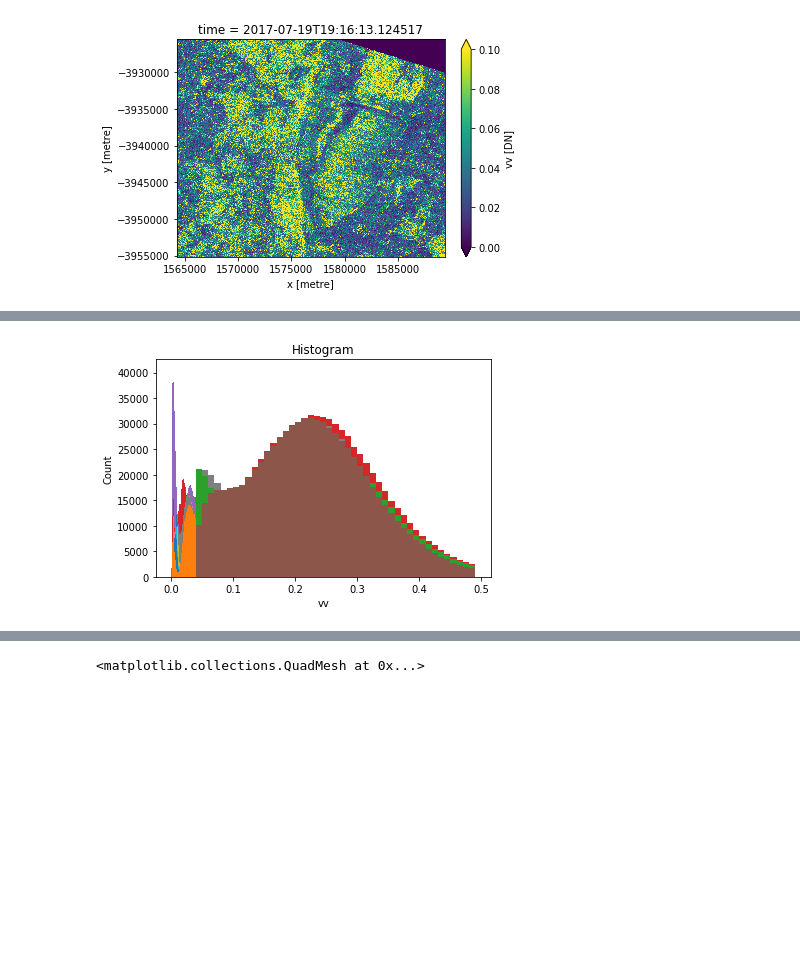
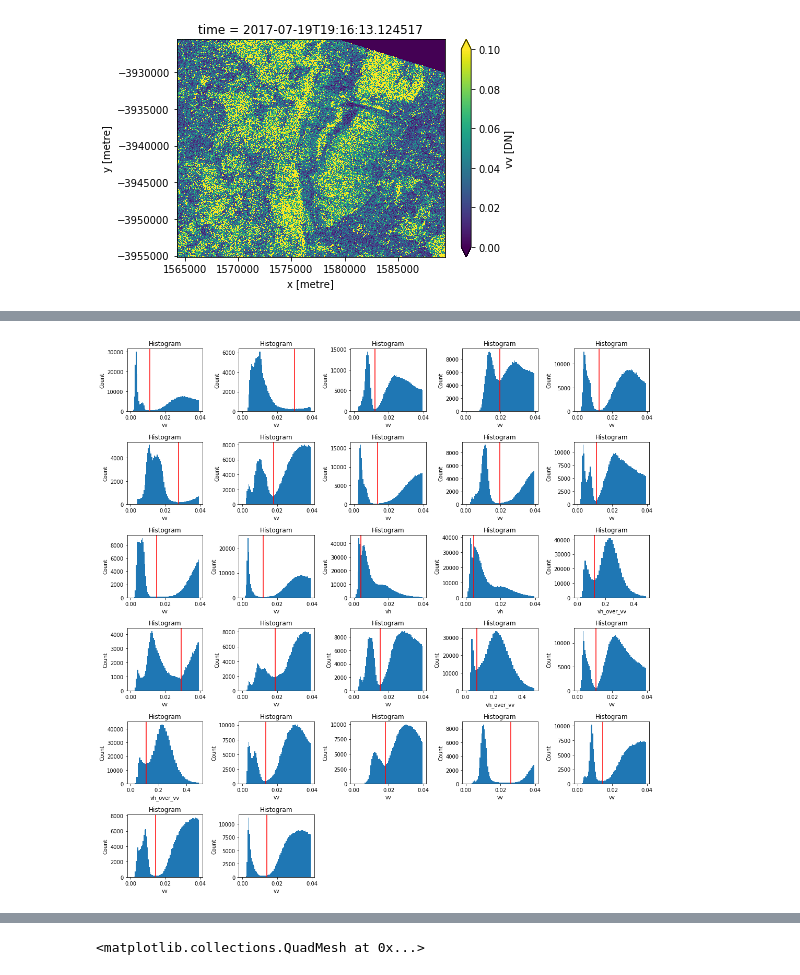
Before and after one commit to opendatacube/datacube-conference-2019, a Jupyter notebook: water_interoperability/sentinel1_load_and_classify_v2.ipynb, the cells around one changed output, grey strips where cells are left out. Saved outputs shown, nothing was run; the diff lists cells and outputs as text; code cells hidden in the pictures; blank space fills up the shorter version.

Commit message:
Improved method to find threshold in histogram

```diff
--- a/water_interoperability/sentinel1_load_and_classify_v2.ipynb
+++ b/water_interoperability/sentinel1_load_and_classify_v2.ipynb
@@ -45,3 +62,19 @@ smoothed = radar_lake_clean.rolling(x=3).mean().rolling(y=3).mean()
+# %%
+# lee filter implemnation doesn't consider nan
+
+# save the nodata mask
+nodata_mask = radar_lake_clean.isnull().to_array().any(axis=0)
+# replace nan with 0
+radar_lake_zerofilled = radar_lake.where(~radar_lake.isnull(), 0)
+# %%
+smoothed_vv=radar_lake_zerofilled.vv.groupby('time').apply(lee_filter, size=7)
+smoothed_vh=radar_lake_zerofilled.vh.groupby('time').apply(lee_filter, size=7)
+# %%
+smoothed=smoothed_vv.to_dataset(name='vv')
+smoothed['vh']=smoothed_vh
+# %%
+# put nodata back
+smoothed=smoothed.where(~nodata_mask)
 # %%
 smoothed.isel(time=14).vv.plot(vmin=0,vmax=0.1)
 # %% [output]
@@ -122,35 +175,37 @@ from scipy.signal import argrelextrema
 # %%
+f=plt.figure(figsize=(15,15))
+ntime=len(clean.time.values)
+ncol=5
+nrow=int(np.ceil(ntime*1./ncol))
+gs=GridSpec(nrow, ncol)
+
 water=np.zeros_like(clean.vv)
-for i in range(27):
-    hist, hist_x, t=clean.vv.isel(time=i).plot.hist(bins=np.arange(0.002,0.04,0.0009))
-    minima= hist_x[argrelextrema(hist, np.less)]
-    maxima= hist_x[argrelextrema(hist, np.greater)]
-    found =False
-    if len(minima)> 0 and maxima[0]< minima[0] and minima.max()>0.008:
-        minima=minima[minima>0.008]
-        m=np.abs(minima-0.012).argmin()
-        if minima[m]<0.3:
-            print(i,'vv',minima[m])
-            found=True
-            water[i,:,:]=clean.vv.isel(time=i)<minima[m]
+
+for i in range(ntime):
+    ax=f.add_subplot(gs[i])
+    # vv provides best separation in general
+    hist, hist_x, t=clean.vv.isel(time=i).plot.hist(bins=np.arange(0.0,0.04,0.0005))
+    minima= find_optimal_minimum(hist, hist_x, min_valid=0.005, max_valid=0.03)
+    found = False
+    if minima is not None:
+        water[i,:,:]=clean.vv.isel(time=i) <= minima
+        ax.axvline(minima, color='r')
+        found = True
     if not found:
-        hist, hist_x, t=clean.vh_over_vv.isel(time=i).plot.hist(bins=np.arange(0,0.5,0.01))
-        minima= hist_x[argrelextrema(hist, np.less)]
-        maxima= hist_x[argrelextrema(hist, np.greater)]
-        if len(minima)> 0 and maxima[0]< minima[0]:
-            m=np.abs(minima-0.012).argmin()
-            if minima[0]<0.3:
-                print(i,'vh_over_vv',minima[m])
-                found=True
-                water[i,:,:]=clean.vh_over_vv.isel(time=i)<minima[m]
+        ax.clear()
+        hist, hist_x, t=clean.vh_over_vv.isel(time=i).plot.hist(bins=np.arange(0.0,0.5,0.01))
+        minima= find_optimal_minimum(hist, hist_x, min_valid=0.01, max_valid=0.3)
+        if minima is not None:
+            water[i,:,:]=clean.vh_over_vv.isel(time=i) <= minima
+            ax.axvline(minima, color='r')
+            found = True
     if not found:
-        hist, hist_x, t=clean.vh.isel(time=i).plot.hist(bins=np.arange(0.00,0.04,0.0005))
-        minima= hist_x[argrelextrema(hist, np.less)]
-        maxima= hist_x[argrelextrema(hist, np.greater)]
-        if len(minima)> 0 and maxima[0]< minima[0]:
-            m=np.abs(minima-0.012).argmin()
-            if minima[0]<0.3:
-                print(i,'vh',minima[m])
-                found=True
-                water[i,:,:]=clean.vv.isel(time=i)<minima[m]
+        ax.clear()
+        hist, hist_x, t=clean.vh.isel(time=i).plot.hist(bins=np.arange(0.0,0.04,0.0005))
+        minima= find_optimal_minimum(hist, hist_x, min_valid=0.002, max_valid=0.01)
+        if minima is not None:
+            water[i,:,:]=clean.vh.isel(time=i) <= minima
+            ax.axvline(minima, color='r')
+
+f.tight_layout()
 # %% [output]
@@ -174,4 +212,4 @@ for i in range(27):
-[figure, old version]
+[figure, new version]
 # %%
 clean['wofs'] = ('time','y','x'), water
 # %%
```
Also changed, not shown: parts of 35 cells of this notebook.
